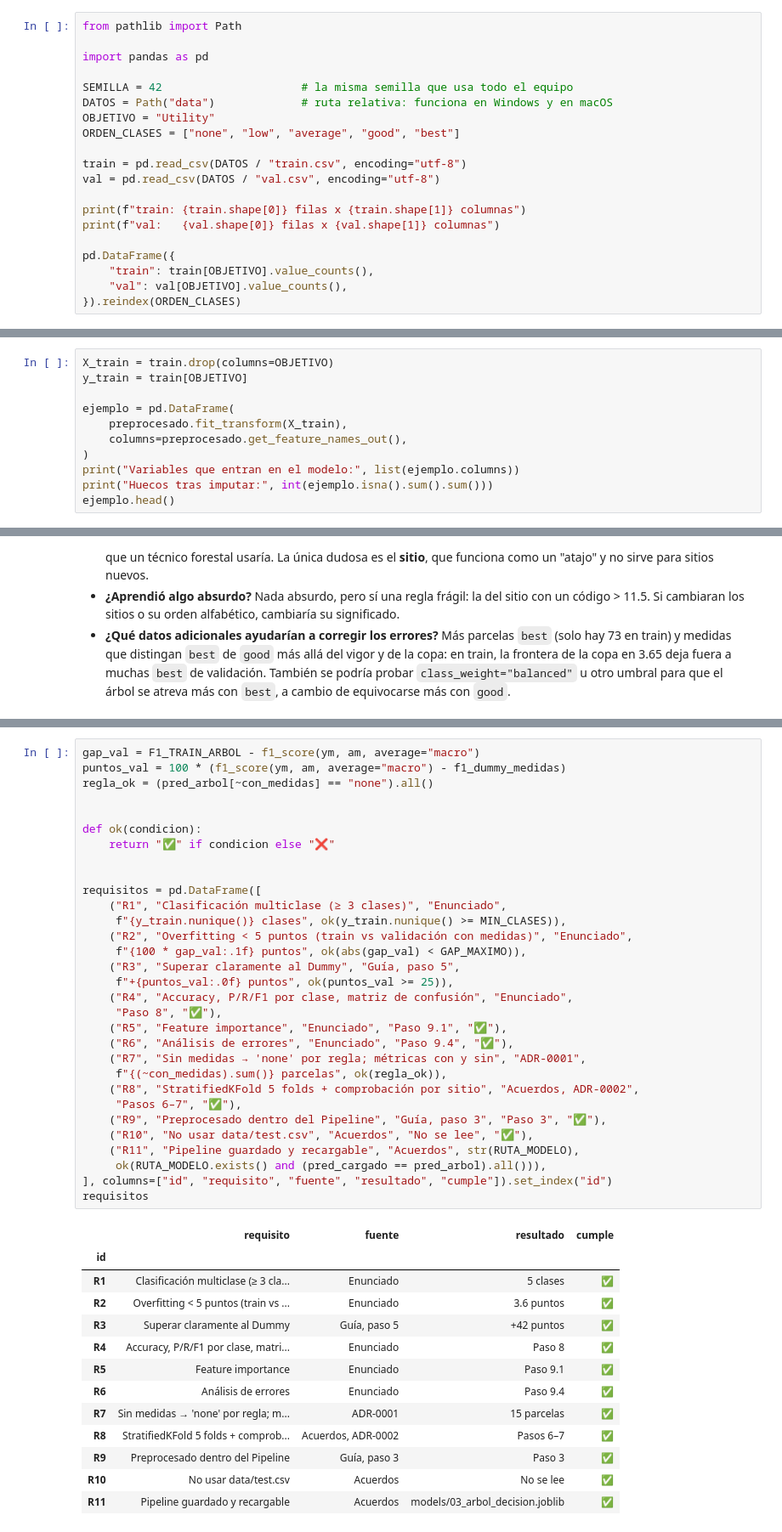
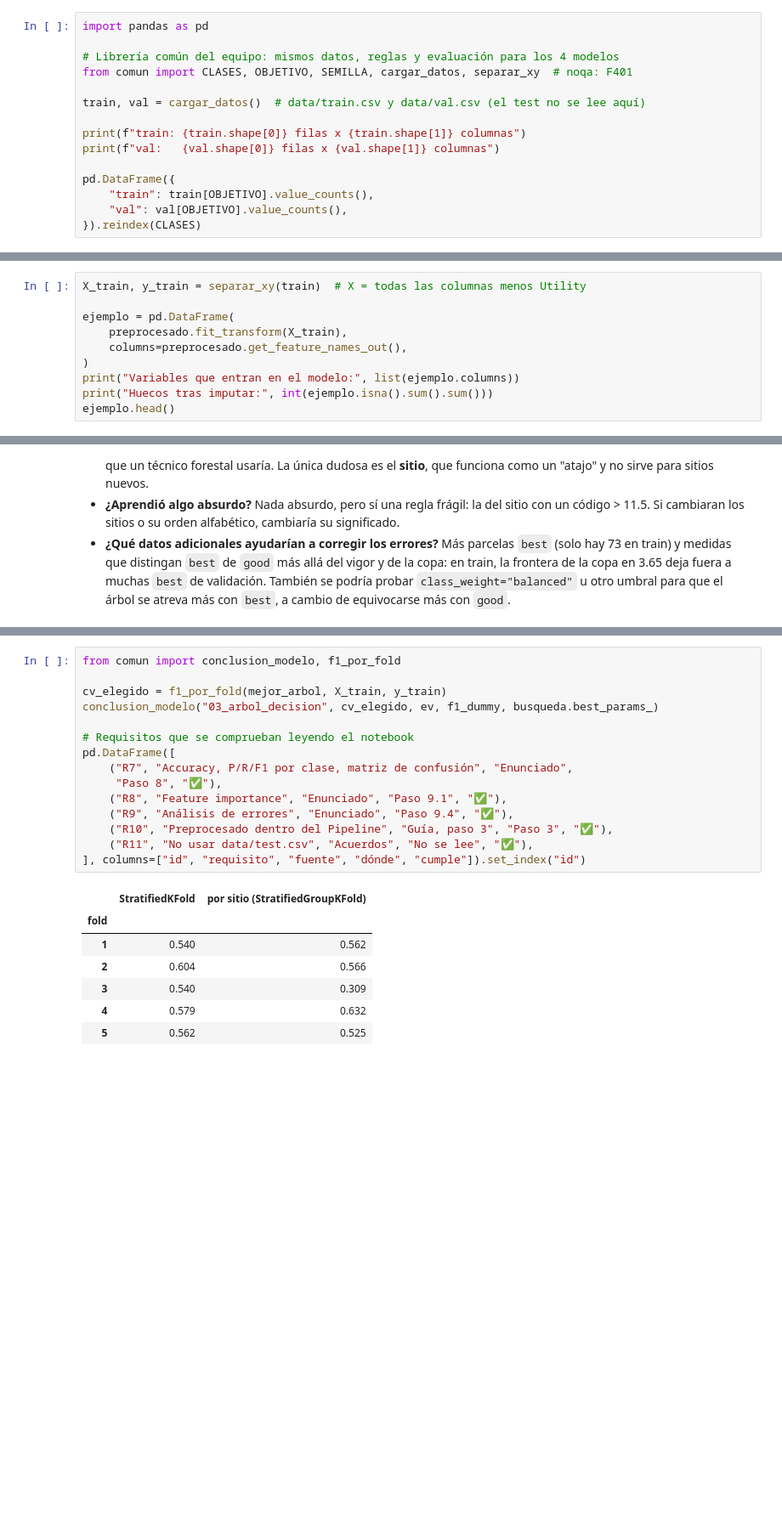
Before and after one commit to IA-P1-BCN/g3-Clasificacion-Multiclase, a Jupyter notebook: 03_arbol_decision.ipynb, the cells around one changed output, grey strips where cells are left out. Shown at 85% size. Drawn from its saved outputs; the diff is of its cells as text; blank space fills up the shorter version.

```diff
--- a/03_arbol_decision.ipynb
+++ b/03_arbol_decision.ipynb
@@ -35,17 +35,12 @@ Estos tres pasos son comunes a todo el equipo y no se repiten aquí:
 
 **Cómo leer el resultado:** comprobamos el número de filas de cada conjunto y cuántas parcelas de cada clase hay.
 # %%
-from pathlib import Path
-
 import pandas as pd
 
-SEMILLA = 42                     # la misma semilla que usa todo el equipo
-DATOS = Path("data")             # ruta relativa: funciona en Windows y en macOS
-OBJETIVO = "Utility"
-ORDEN_CLASES = ["none", "low", "average", "good", "best"]
+# Librería común del equipo: mismos datos, reglas y evaluación para los 4 modelos
+from comun import CLASES, OBJETIVO, SEMILLA, cargar_datos, separar_xy  # noqa: F401
 
-train = pd.read_csv(DATOS / "train.csv", encoding="utf-8")
-val = pd.read_csv(DATOS / "val.csv", encoding="utf-8")
+train, val = cargar_datos()  # data/train.csv y data/val.csv (el test no se lee aquí)
 
 print(f"train: {train.shape[0]} filas x {train.shape[1]} columnas")
 print(f"val:   {val.shape[0]} filas x {val.shape[1]} columnas")
@@ -53,7 +48,7 @@ print(f"val:   {val.shape[0]} filas x {val.shape[1]} columnas")
 pd.DataFrame({
     "train": train[OBJETIVO].value_counts(),
     "val": val[OBJETIVO].value_counts(),
-}).reindex(ORDEN_CLASES)
+}).reindex(CLASES)
 # %% [output]
 train: 469 filas x 13 columnas
 val:   110 filas x 13 columnas
@@ -171,8 +164,7 @@ Las columnas que solo repetían el sitio (`Locality`, `Latitude`, `Rainfall`, et
 - **¿Sobran variables?** Sí, los dos identificadores, que quitamos. Al final (paso 9) veremos cuáles usa de verdad el árbol.
 - **¿Cada variable estará disponible al predecir?** Sí, si la parcela se ha medido. Si no, se aplica la regla `none`.
 # %%
-X_train = train.drop(columns=OBJETIVO)
-y_train = train[OBJETIVO]
+X_train, y_train = separar_xy(train)  # X = todas las columnas menos Utility
 
 ejemplo = pd.DataFrame(
     preprocesado.fit_transform(X_train),
@@ -1114,45 +977,23 @@ F1 macro en validación del modelo cargado: 0.562
 # %%
-gap_val = F1_TRAIN_ARBOL - f1_score(ym, am, average="macro")
-puntos_val = 100 * (f1_score(ym, am, average="macro") - f1_dummy_medidas)
-regla_ok = (pred_arbol[~con_medidas] == "none").all()
+from comun import conclusion_modelo, f1_por_fold
 
+cv_elegido = f1_por_fold(mejor_arbol, X_train, y_train)
+conclusion_modelo("03_arbol_decision", cv_elegido, ev, f1_dummy, busqueda.best_params_)
 
-def ok(condicion):
-    return "✅" if condicion else "❌"
-
-
-requisitos = pd.DataFrame([
-    ("R1", "Clasificación multiclase (≥ 3 clases)", "Enunciado",
-     f"{y_train.nunique()} clases", ok(y_train.nunique() >= MIN_CLASES)),
-    ("R2", "Overfitting < 5 puntos (train vs validación con medidas)", "Enunciado",
-     f"{100 * gap_val:.1f} puntos", ok(abs(gap_val) < GAP_MAXIMO)),
-    ("R3", "Superar claramente al Dummy", "Guía, paso 5",
-     f"+{puntos_val:.0f} puntos", ok(puntos_val >= 25)),
-    ("R4", "Accuracy, P/R/F1 por clase, matriz de confusión", "Enunciado",
+# Requisitos que se comprueban leyendo el notebook
+pd.DataFrame([
+    ("R7", "Accuracy, P/R/F1 por clase, matriz de confusión", "Enunciado",
      "Paso 8", "✅"),
-    ("R5", "Feature importance", "Enunciado", "Paso 9.1", "✅"),
-    ("R6", "Análisis de errores", "Enunciado", "Paso 9.4", "✅"),
-    ("R7", "Sin medidas → 'none' por regla; métricas con y sin", "ADR-0001",
-     f"{(~con_medidas).sum()} parcelas", ok(regla_ok)),
-    ("R8", "StratifiedKFold 5 folds + comprobación por sitio", "Acuerdos, ADR-0002",
-     "Pasos 6–7", "✅"),
-    ("R9", "Preprocesado dentro del Pipeline", "Guía, paso 3", "Paso 3", "✅"),
-    ("R10", "No usar data/test.csv", "Acuerdos", "No se lee", "✅"),
-    ("R11", "Pipeline guardado y recargable", "Acuerdos", str(RUTA_MODELO),
-     ok(RUTA_MODELO.exists() and (pred_cargado == pred_arbol).all())),
-], columns=["id", "requisito", "fuente", "resultado", "cumple"]).set_index("id")
-requisitos
+    ("R8", "Feature importance", "Enunciado", "Paso 9.1", "✅"),
+    ("R9", "Análisis de errores", "Enunciado", "Paso 9.4", "✅"),
+    ("R10", "Preprocesado dentro del Pipeline", "Guía, paso 3", "Paso 3", "✅"),
+    ("R11", "No usar data/test.csv", "Acuerdos", "No se lee", "✅"),
+], columns=["id", "requisito", "fuente", "dónde", "cumple"]).set_index("id")
 # %% [output]
-|  | requisito | fuente | resultado | cumple |
-| id |  |  |  |  |
-| R1 | Clasificación multiclase (≥ 3 cla... | Enunciado | 5 clases | ✅ |
-| R2 | Overfitting < 5 puntos (train vs ... | Enunciado | 3.6 puntos | ✅ |
-| R3 | Superar claramente al Dummy | Guía, paso 5 | +42 puntos | ✅ |
-| R4 | Accuracy, P/R/F1 por clase, matri... | Enunciado | Paso 8 | ✅ |
-| R5 | Feature importance | Enunciado | Paso 9.1 | ✅ |
-| R6 | Análisis de errores | Enunciado | Paso 9.4 | ✅ |
-| R7 | Sin medidas → 'none' por regla; m... | ADR-0001 | 15 parcelas | ✅ |
-| R8 | StratifiedKFold 5 folds + comprob... | Acuerdos, ADR-0002 | Pasos 6–7 | ✅ |
-| R9 | Preprocesado dentro del Pipeline | Guía, paso 3 | Paso 3 | ✅ |
-| R10 | No usar data/test.csv | Acuerdos | No se lee | ✅ |
-| R11 | Pipeline guardado y recargable | Acuerdos | models/03_arbol_decision.joblib | ✅ |
+|  | StratifiedKFold | por sitio (StratifiedGroupKFold) |
+| fold |  |  |
+| 1 | 0.540 | 0.562 |
+| 2 | 0.604 | 0.566 |
+| 3 | 0.540 | 0.309 |
+| 4 | 0.579 | 0.632 |
+| 5 | 0.562 | 0.525 |
```
Also changed, not shown: parts of 24 cells of this notebook, 1 other file.
